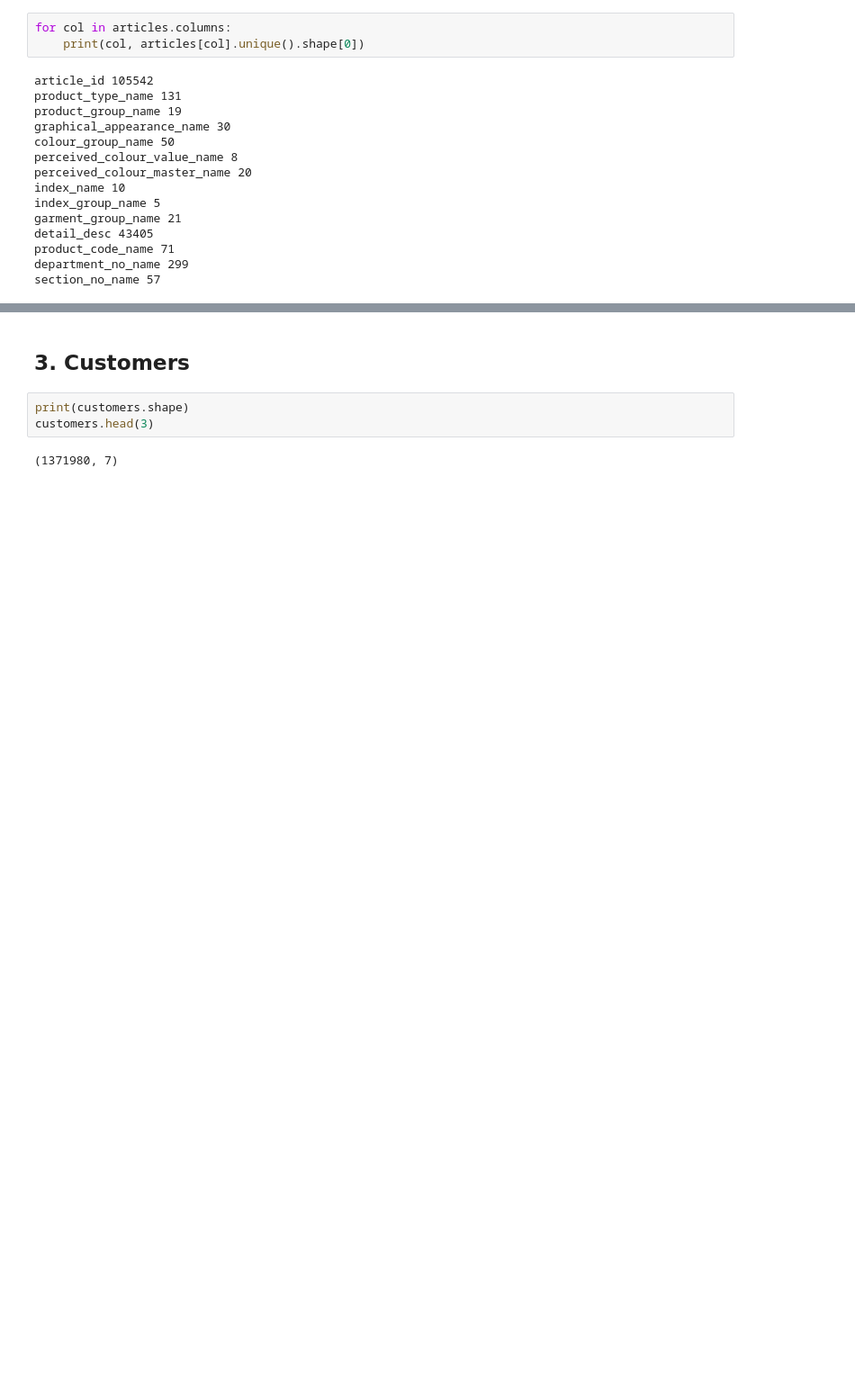
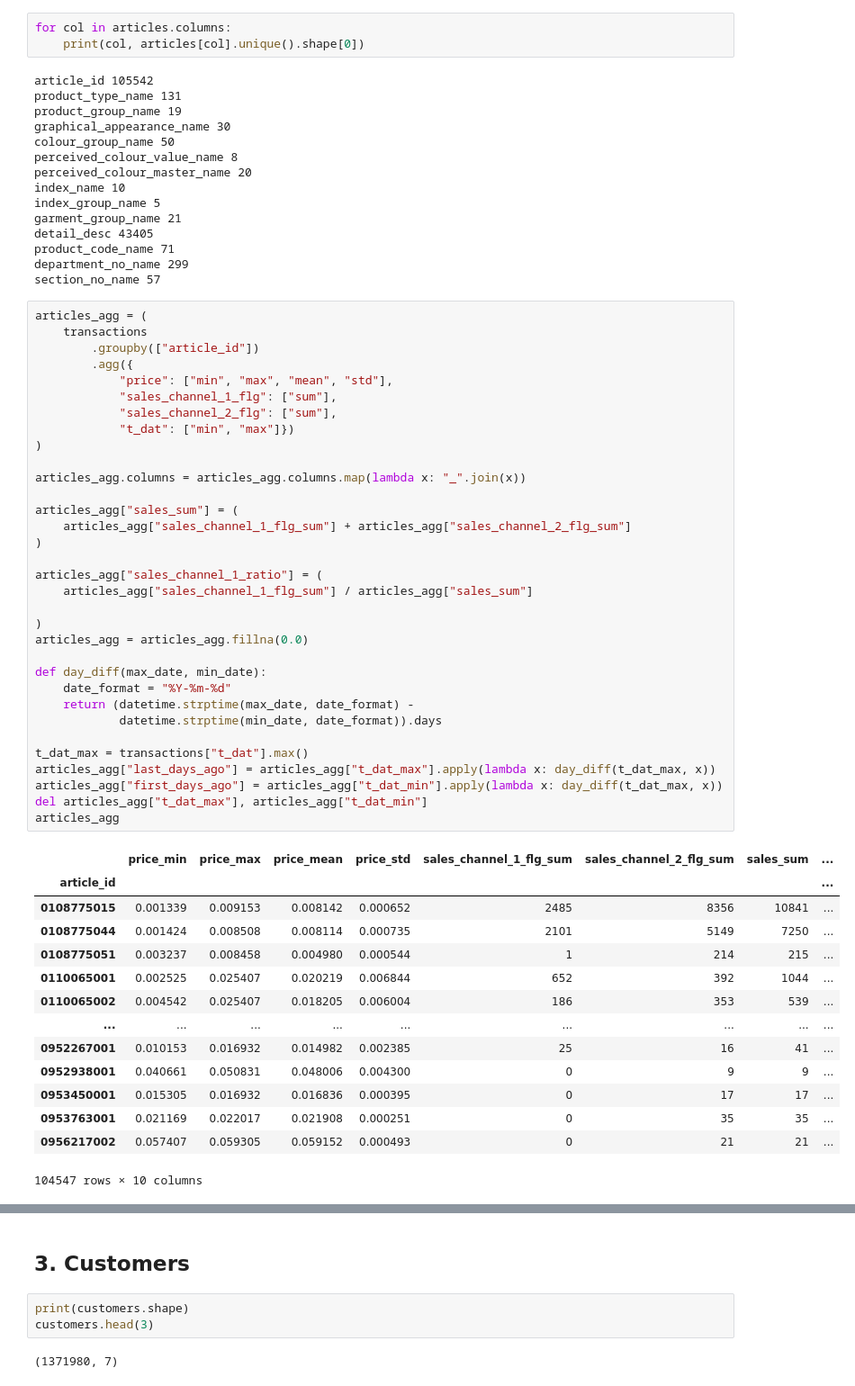
Before and after one commit to RobertVoropaev/HM_Personalized_Fashion_Recomendations, a Jupyter notebook: notebooks/1.DataPreparation.ipynb, the cells around one changed output, grey strips where cells are left out. Shown: that part at 90% size. Cells and saved outputs as stored; diff of their text form; blank space fills up the shorter version.

```diff
--- a/notebooks/1.DataPreparation.ipynb
+++ b/notebooks/1.DataPreparation.ipynb
@@ -77,3 +79,51 @@ detail_desc 43405
 product_code_name 71
 department_no_name 299
 section_no_name 57
+# %%
+articles_agg = (
+    transactions
+        .groupby(["article_id"])
+        .agg({
+            "price": ["min", "max", "mean", "std"],
+            "sales_channel_1_flg": ["sum"],
+            "sales_channel_2_flg": ["sum"],
+            "t_dat": ["min", "max"]})
+)
+
+articles_agg.columns = articles_agg.columns.map(lambda x: "_".join(x))
+
+articles_agg["sales_sum"] = (
+    articles_agg["sales_channel_1_flg_sum"] + articles_agg["sales_channel_2_flg_sum"]
+)
+
+articles_agg["sales_channel_1_ratio"] = (
+    articles_agg["sales_channel_1_flg_sum"] / articles_agg["sales_sum"]
+
+)
+articles_agg = articles_agg.fillna(0.0)
+
+def day_diff(max_date, min_date):
+    date_format = "%Y-%m-%d"
+    return (datetime.strptime(max_date, date_format) -
+            datetime.strptime(min_date, date_format)).days
+
+t_dat_max = transactions["t_dat"].max()
+articles_agg["last_days_ago"] = articles_agg["t_dat_max"].apply(lambda x: day_diff(t_dat_max, x))
+articles_agg["first_days_ago"] = articles_agg["t_dat_min"].apply(lambda x: day_diff(t_dat_max, x))
+del articles_agg["t_dat_max"], articles_agg["t_dat_min"]
+articles_agg
+# %% [output]
+|  | price_min | price_max | price_mean | price_std | sales_channel_1_flg_sum | sales_channel_2_flg_sum | sales_sum | ... |
+| article_id |  |  |  |  |  |  |  | ... |
+| 0108775015 | 0.001339 | 0.009153 | 0.008142 | 0.000652 | 2485 | 8356 | 10841 | ... |
+| 0108775044 | 0.001424 | 0.008508 | 0.008114 | 0.000735 | 2101 | 5149 | 7250 | ... |
+| 0108775051 | 0.003237 | 0.008458 | 0.004980 | 0.000544 | 1 | 214 | 215 | ... |
+| 0110065001 | 0.002525 | 0.025407 | 0.020219 | 0.006844 | 652 | 392 | 1044 | ... |
+| 0110065002 | 0.004542 | 0.025407 | 0.018205 | 0.006004 | 186 | 353 | 539 | ... |
+| ... | ... | ... | ... | ... | ... | ... | ... | ... |
+| 0952267001 | 0.010153 | 0.016932 | 0.014982 | 0.002385 | 25 | 16 | 41 | ... |
+| 0952938001 | 0.040661 | 0.050831 | 0.048006 | 0.004300 | 0 | 9 | 9 | ... |
+| 0953450001 | 0.015305 | 0.016932 | 0.016836 | 0.000395 | 0 | 17 | 17 | ... |
+| 0953763001 | 0.021169 | 0.022017 | 0.021908 | 0.000251 | 0 | 35 | 35 | ... |
+| 0956217002 | 0.057407 | 0.059305 | 0.059152 | 0.000493 | 0 | 21 | 21 | ... |
+104547 rows × 10 columns
```
Also changed, not shown: parts of 41 cells of this notebook, 5 other files.
